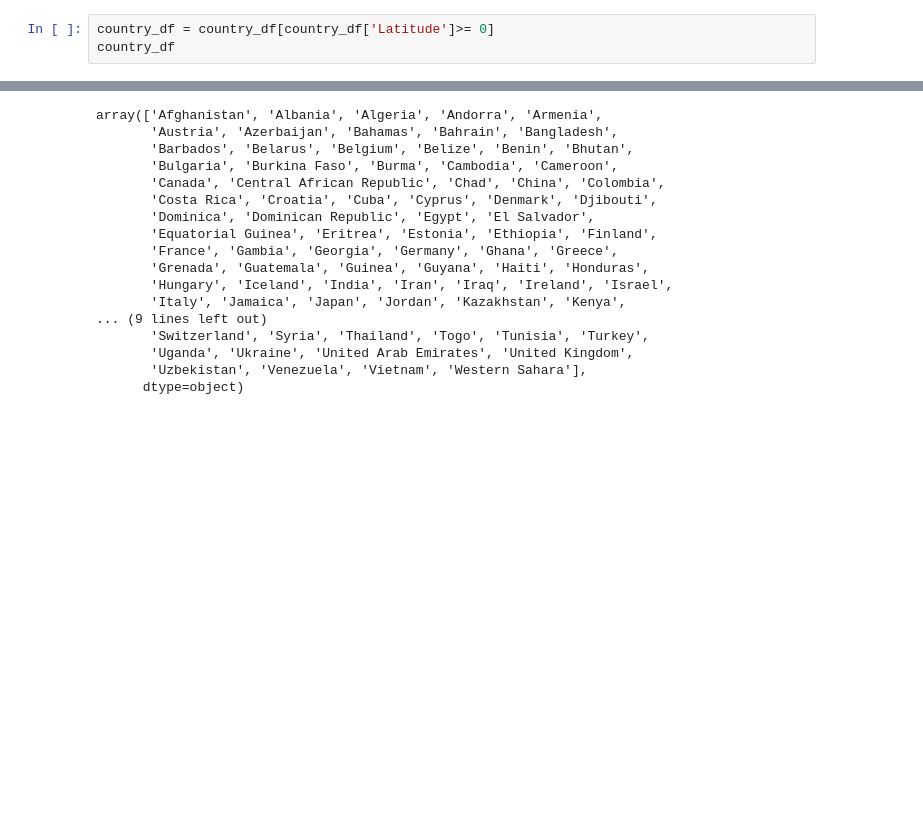
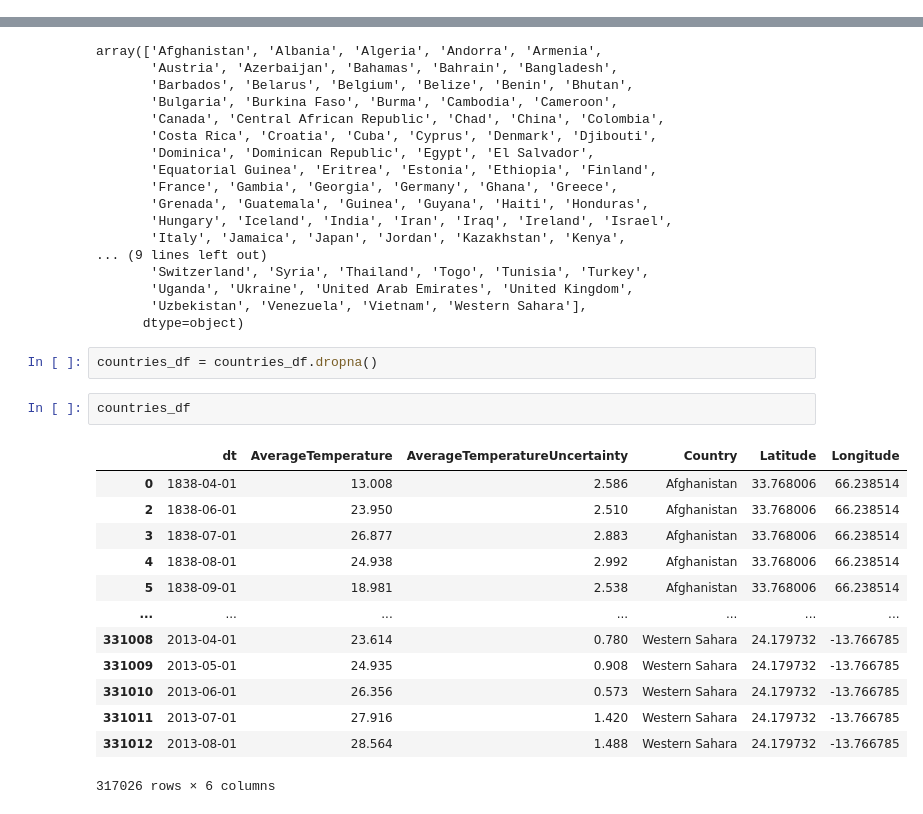
Before and after one commit to MichaelFischer23/kaggle, a Jupyter notebook: Filtering_country_data.ipynb, the cells around one changed output, grey strips where cells are left out. Drawn from its saved outputs; the diff is of its cells as text; blank space fills up the shorter version.

```diff
--- a/Filtering_country_data.ipynb
+++ b/Filtering_country_data.ipynb
@@ -25,6 +25,3 @@ AverageTemperature               float64
 AverageTemperatureUncertainty    float64
 Country                           object
 dtype: object
-# %%
-country_df = country_df[country_df['Latitude']>= 0]
-country_df
@@ -139,3 +134,21 @@ array(['Afghanistan', 'Albania', 'Algeria', 'Andorra', 'Armenia',
        'Uganda', 'Ukraine', 'United Arab Emirates', 'United Kingdom',
        'Uzbekistan', 'Venezuela', 'Vietnam', 'Western Sahara'],
       dtype=object)
+# %%
+countries_df = countries_df.dropna()
+# %%
+countries_df
+# %% [output]
+|  | dt | AverageTemperature | AverageTemperatureUncertainty | Country | Latitude | Longitude |
+| 0 | 1838-04-01 | 13.008 | 2.586 | Afghanistan | 33.768006 | 66.238514 |
+| 2 | 1838-06-01 | 23.950 | 2.510 | Afghanistan | 33.768006 | 66.238514 |
+| 3 | 1838-07-01 | 26.877 | 2.883 | Afghanistan | 33.768006 | 66.238514 |
+| 4 | 1838-08-01 | 24.938 | 2.992 | Afghanistan | 33.768006 | 66.238514 |
+| 5 | 1838-09-01 | 18.981 | 2.538 | Afghanistan | 33.768006 | 66.238514 |
+| ... | ... | ... | ... | ... | ... | ... |
+| 331008 | 2013-04-01 | 23.614 | 0.780 | Western Sahara | 24.179732 | -13.766785 |
+| 331009 | 2013-05-01 | 24.935 | 0.908 | Western Sahara | 24.179732 | -13.766785 |
+| 331010 | 2013-06-01 | 26.356 | 0.573 | Western Sahara | 24.179732 | -13.766785 |
+| 331011 | 2013-07-01 | 27.916 | 1.420 | Western Sahara | 24.179732 | -13.766785 |
+| 331012 | 2013-08-01 | 28.564 | 1.488 | Western Sahara | 24.179732 | -13.766785 |
+317026 rows × 6 columns
```
Also changed, not shown: parts of 4 cells of this notebook, 1 other file.
